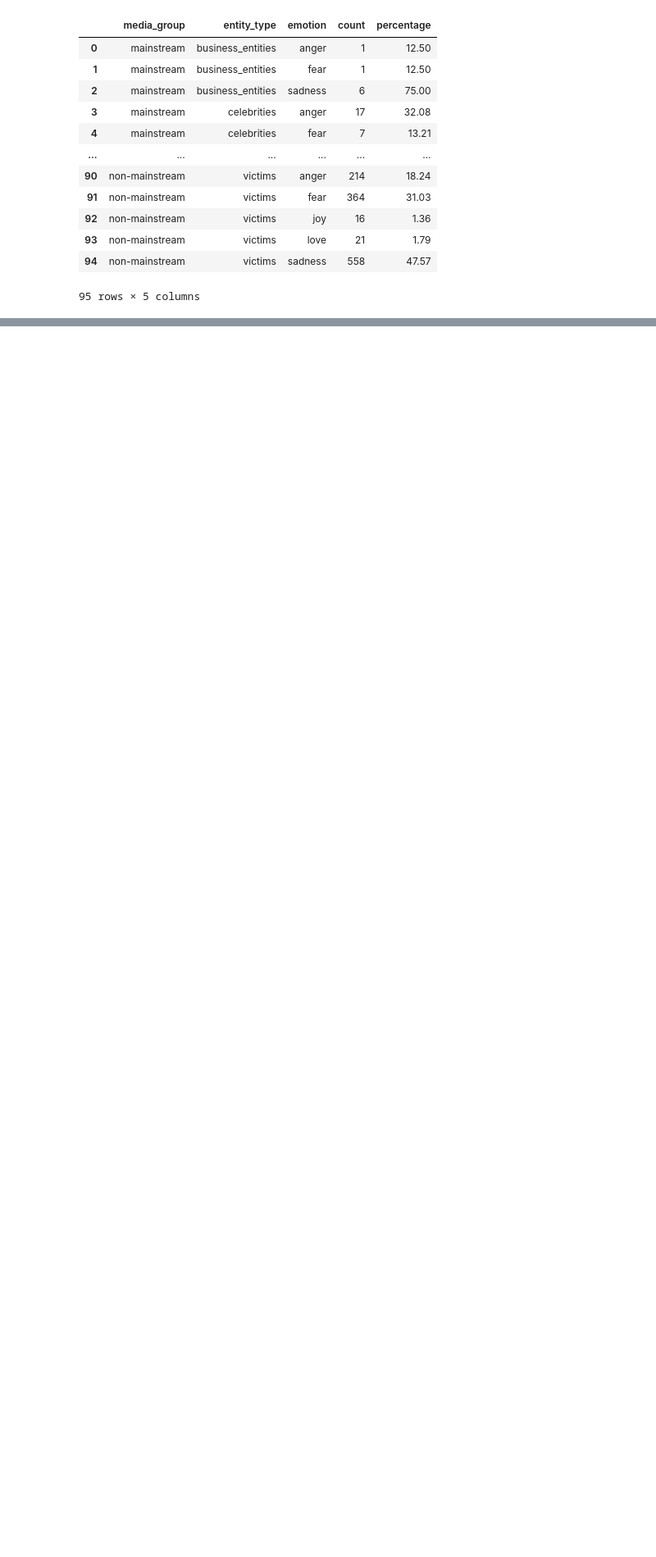
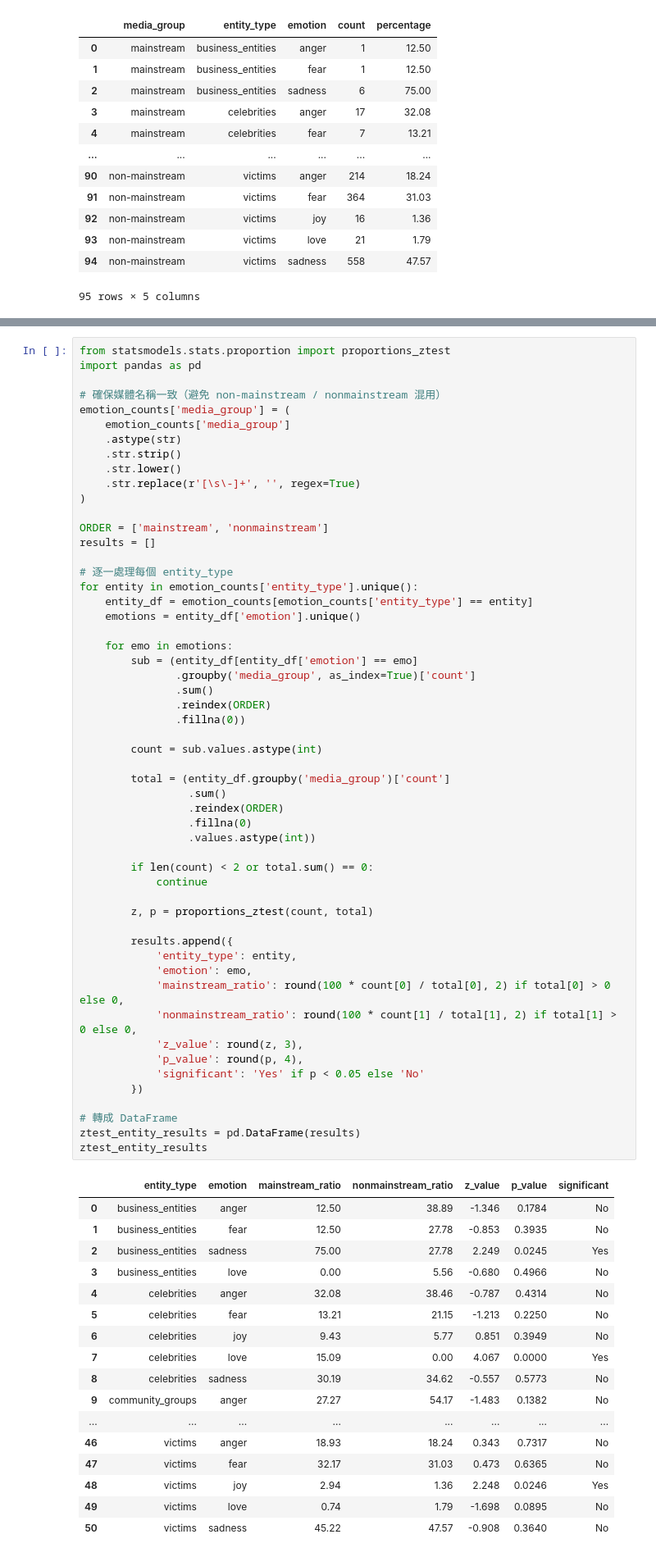
Before and after one commit to xrueiii/2025IMProject, a Jupyter notebook: RQ2-2/emotion-gpt-analysis.ipynb, the cells around one changed output, grey strips where cells are left out. Shown at 82% size. Drawn from its saved outputs; the diff is of its cells as text; blank space fills up the shorter version.

```diff
--- a/RQ2-2/emotion-gpt-analysis.ipynb
+++ b/RQ2-2/emotion-gpt-analysis.ipynb
@@ -979,0 +1079,72 @@ plt.show()
+# %%
+from statsmodels.stats.proportion import proportions_ztest
+import pandas as pd
+
+# 確保媒體名稱一致（避免 non-mainstream / nonmainstream 混用）
+emotion_counts['media_group'] = (
+    emotion_counts['media_group']
+    .astype(str)
+    .str.strip()
+    .str.lower()
+    .str.replace(r'[\s\-]+', '', regex=True)
+)
+
+ORDER = ['mainstream', 'nonmainstream']
+results = []
+
+# 逐一處理每個 entity_type
+for entity in emotion_counts['entity_type'].unique():
+    entity_df = emotion_counts[emotion_counts['entity_type'] == entity]
+    emotions = entity_df['emotion'].unique()
+
+    for emo in emotions:
+        sub = (entity_df[entity_df['emotion'] == emo]
+               .groupby('media_group', as_index=True)['count']
+               .sum()
+               .reindex(ORDER)
+               .fillna(0))
+
+        count = sub.values.astype(int)
+
+        total = (entity_df.groupby('media_group')['count']
+                 .sum()
+                 .reindex(ORDER)
+                 .fillna(0)
+                 .values.astype(int))
+
+        if len(count) < 2 or total.sum() == 0:
+            continue
+
+        z, p = proportions_ztest(count, total)
+
+        results.append({
+            'entity_type': entity,
+            'emotion': emo,
+            'mainstream_ratio': round(100 * count[0] / total[0], 2) if total[0] > 0 else 0,
+            'nonmainstream_ratio': round(100 * count[1] / total[1], 2) if total[1] > 0 else 0,
+            'z_value': round(z, 3),
+            'p_value': round(p, 4),
+            'significant': 'Yes' if p < 0.05 else 'No'
+        })
+
+# 轉成 DataFrame
+ztest_entity_results = pd.DataFrame(results)
+ztest_entity_results
+# %% [output]
+|  | entity_type | emotion | mainstream_ratio | nonmainstream_ratio | z_value | p_value | significant |
+| 0 | business_entities | anger | 12.50 | 38.89 | -1.346 | 0.1784 | No |
+| 1 | business_entities | fear | 12.50 | 27.78 | -0.853 | 0.3935 | No |
+| 2 | business_entities | sadness | 75.00 | 27.78 | 2.249 | 0.0245 | Yes |
+| 3 | business_entities | love | 0.00 | 5.56 | -0.680 | 0.4966 | No |
+| 4 | celebrities | anger | 32.08 | 38.46 | -0.787 | 0.4314 | No |
+| 5 | celebrities | fear | 13.21 | 21.15 | -1.213 | 0.2250 | No |
+| 6 | celebrities | joy | 9.43 | 5.77 | 0.851 | 0.3949 | No |
+| 7 | celebrities | love | 15.09 | 0.00 | 4.067 | 0.0000 | Yes |
+| 8 | celebrities | sadness | 30.19 | 34.62 | -0.557 | 0.5773 | No |
+| 9 | community_groups | anger | 27.27 | 54.17 | -1.483 | 0.1382 | No |
+| ... | ... | ... | ... | ... | ... | ... | ... |
+| 46 | victims | anger | 18.93 | 18.24 | 0.343 | 0.7317 | No |
+| 47 | victims | fear | 32.17 | 31.03 | 0.473 | 0.6365 | No |
+| 48 | victims | joy | 2.94 | 1.36 | 2.248 | 0.0246 | Yes |
+| 49 | victims | love | 0.74 | 1.79 | -1.698 | 0.0895 | No |
+| 50 | victims | sadness | 45.22 | 47.57 | -0.908 | 0.3640 | No |
```
Also changed, not shown: parts of 4 cells of this notebook.
